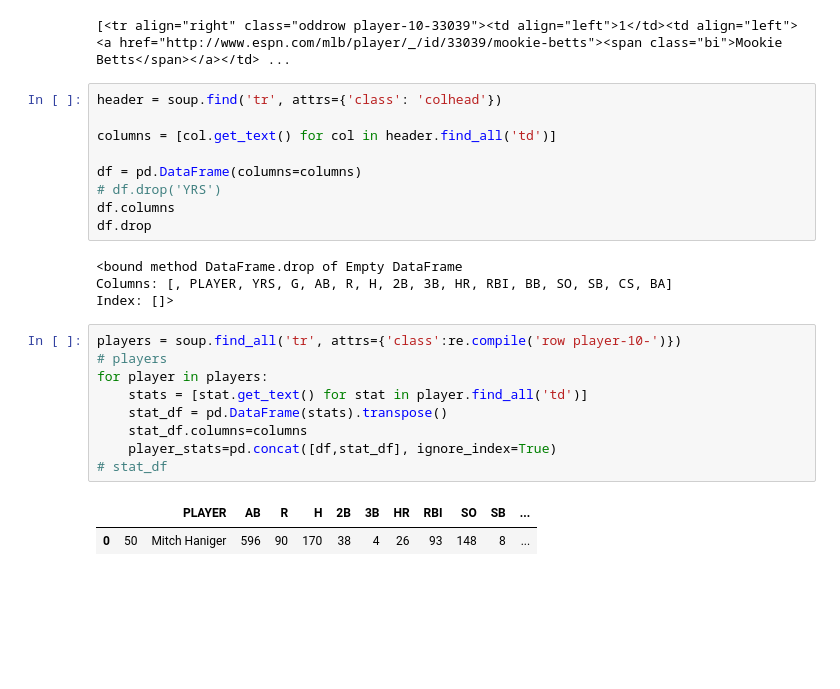
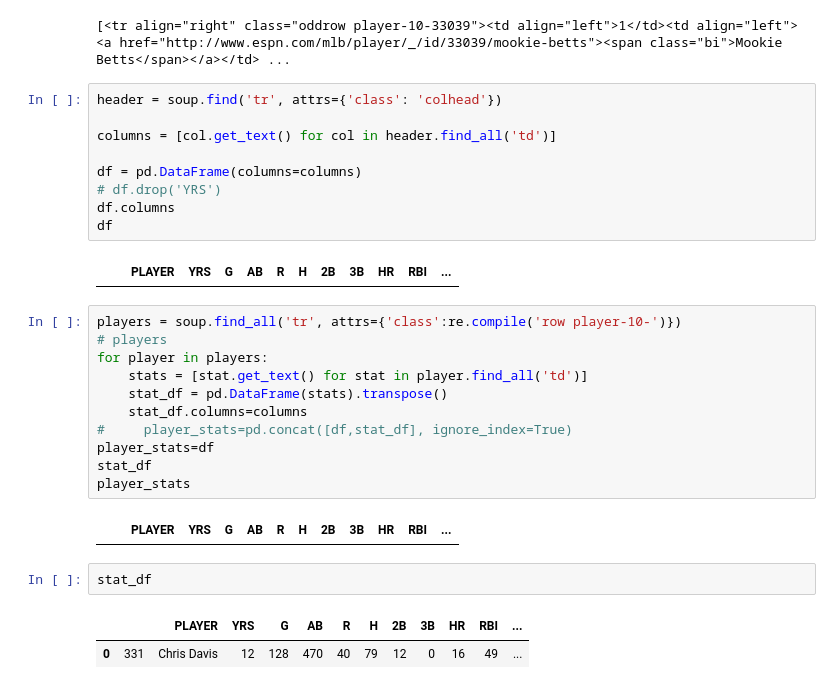
Before and after one commit to faithlierheimer/MLB_ETL, a Jupyter notebook: Jupyter_Notebooks/webscraping.ipynb, the cells around one changed output. Saved outputs shown, nothing was run; the diff lists cells and outputs as text; blank space fills up the shorter version.

Commit message:
chris davis evil twin removed

```diff
--- a/Jupyter_Notebooks/webscraping.ipynb
+++ b/Jupyter_Notebooks/webscraping.ipynb
@@ -35,23 +35,27 @@ columns = [col.get_text() for col in header.find_all('td')]
 df = pd.DataFrame(columns=columns)
 # df.drop('YRS')
 df.columns
-df.drop
+df
 # %% [output]
-<bound method DataFrame.drop of Empty DataFrame
-Columns: [, PLAYER, YRS, G, AB, R, H, 2B, 3B, HR, RBI, BB, SO, SB, CS, BA]
-Index: []>
+|  |  | PLAYER | YRS | G | AB | R | H | 2B | 3B | HR | RBI | ... |
 # %%
 players = soup.find_all('tr', attrs={'class':re.compile('row player-10-')})
 # players
 for player in players:
     stats = [stat.get_text() for stat in player.find_all('td')]
     stat_df = pd.DataFrame(stats).transpose()
     stat_df.columns=columns
-    player_stats=pd.concat([df,stat_df], ignore_index=True)
-# stat_df
+#     player_stats=pd.concat([df,stat_df], ignore_index=True)
+player_stats=df
+stat_df
+player_stats
 # %% [output]
-|  |  | PLAYER | AB | R | H | 2B | 3B | HR | RBI | SO | SB | ... |
-| 0 | 50 | Mitch Haniger | 596 | 90 | 170 | 38 | 4 | 26 | 93 | 148 | 8 | ... |
+|  |  | PLAYER | YRS | G | AB | R | H | 2B | 3B | HR | RBI | ... |
+# %%
+stat_df
+# %% [output]
+|  |  | PLAYER | YRS | G | AB | R | H | 2B | 3B | HR | RBI | ... |
+| 0 | 331 | Chris Davis | 12 | 128 | 470 | 40 | 79 | 12 | 0 | 16 | 49 | ... |
 # %%
 for i in range(1,331,50):
 
```
Also changed, not shown: parts of 1 cell of this notebook.
